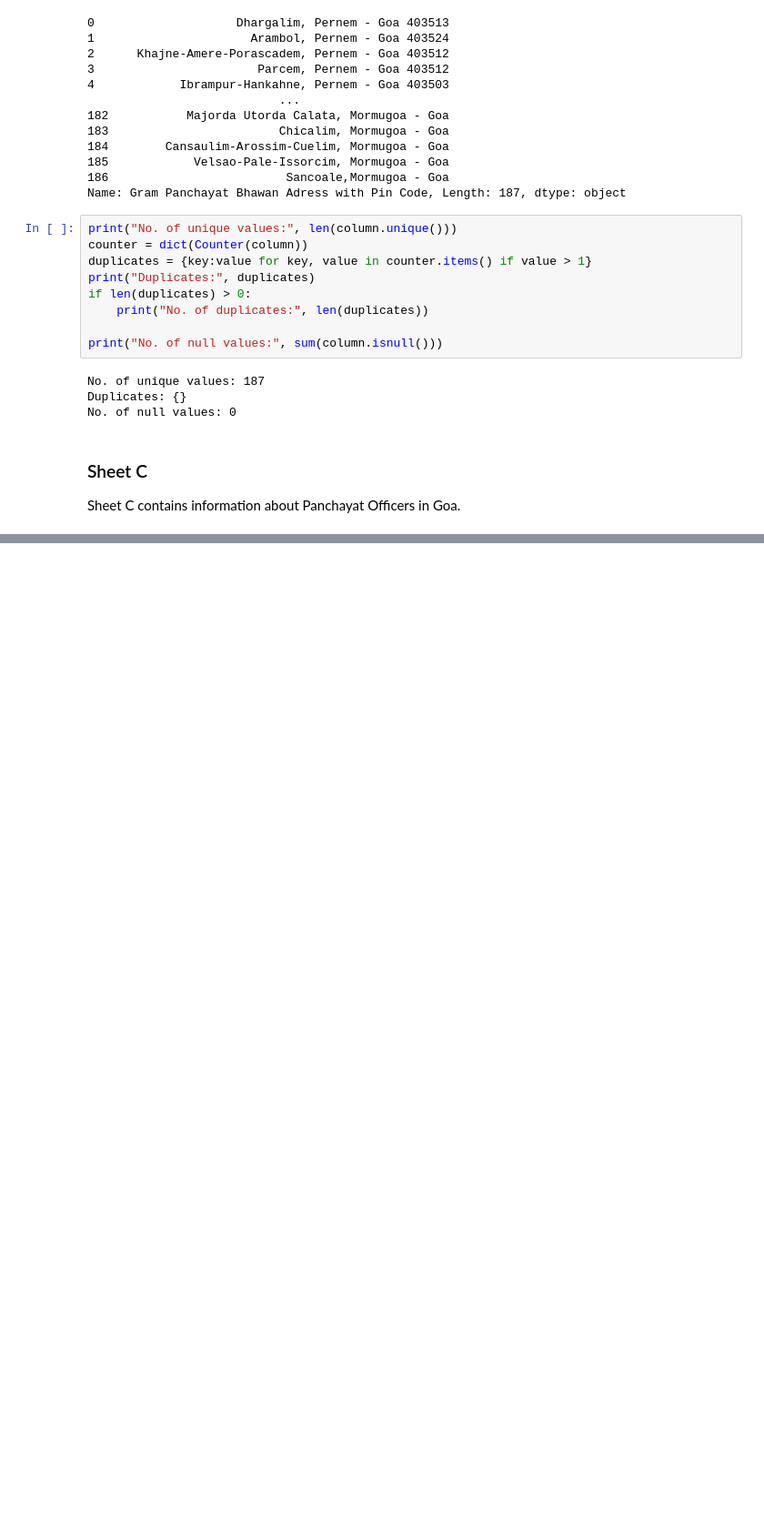
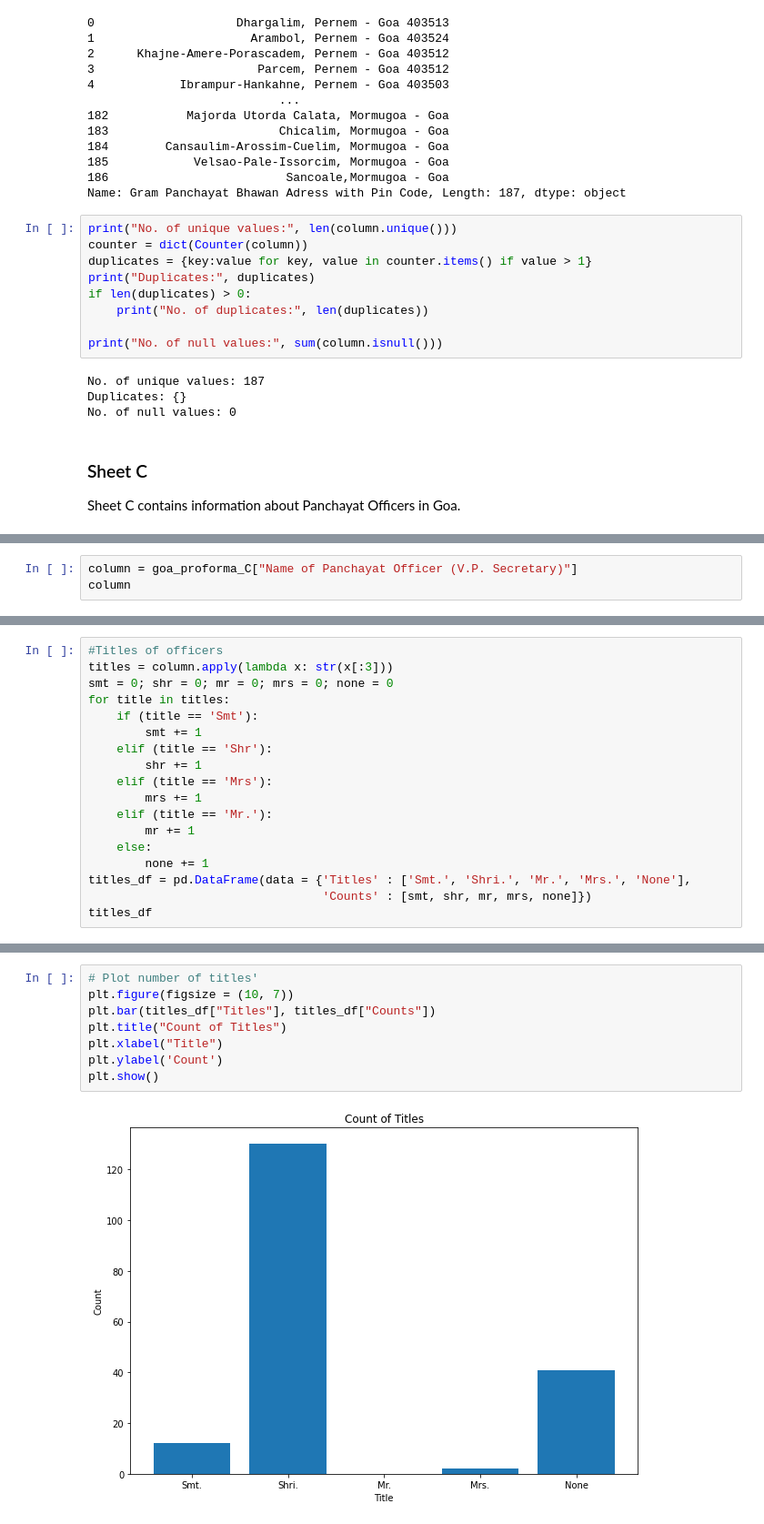
Before and after one commit to shayan-khoygani/Codebook, a Jupyter notebook: Goa proforma_panchayat/Goa proforma_panchayat.ipynb, the cells around one changed output, grey strips where cells are left out. Shown at 91% size. Cells and saved outputs as stored; diff of their text form; blank space fills up the shorter version.

```diff
--- a/Goa proforma_panchayat/Goa proforma_panchayat.ipynb
+++ b/Goa proforma_panchayat/Goa proforma_panchayat.ipynb
@@ -896,0 +1067,3 @@ Sheet C contains information about Panchayat Officers in Goa.
+# %%
+column = goa_proforma_C["Name of Panchayat Officer (V.P. Secretary)"]
+column
@@ -896,0 +1108,18 @@ Sheet C contains information about Panchayat Officers in Goa.
+# %%
+#Titles of officers
+titles = column.apply(lambda x: str(x[:3]))
+smt = 0; shr = 0; mr = 0; mrs = 0; none = 0
+for title in titles:
+    if (title == 'Smt'):
+        smt += 1
+    elif (title == 'Shr'):
+        shr += 1
+    elif (title == 'Mrs'):
+        mrs += 1
+    elif (title == 'Mr.'):
+        mr += 1
+    else:
+        none += 1
+titles_df = pd.DataFrame(data = {'Titles' : ['Smt.', 'Shri.', 'Mr.', 'Mrs.', 'None'],
+                                 'Counts' : [smt, shr, mr, mrs, none]})
+titles_df
@@ -896,0 +1133,10 @@ Sheet C contains information about Panchayat Officers in Goa.
+# %%
+# Plot number of titles'
+plt.figure(figsize = (10, 7))
+plt.bar(titles_df["Titles"], titles_df["Counts"])
+plt.title("Count of Titles")
+plt.xlabel("Title")
+plt.ylabel('Count')
+plt.show()
+# %% [output]
+[figure, added]
```
Also changed, not shown: parts of 63 cells of this notebook.
